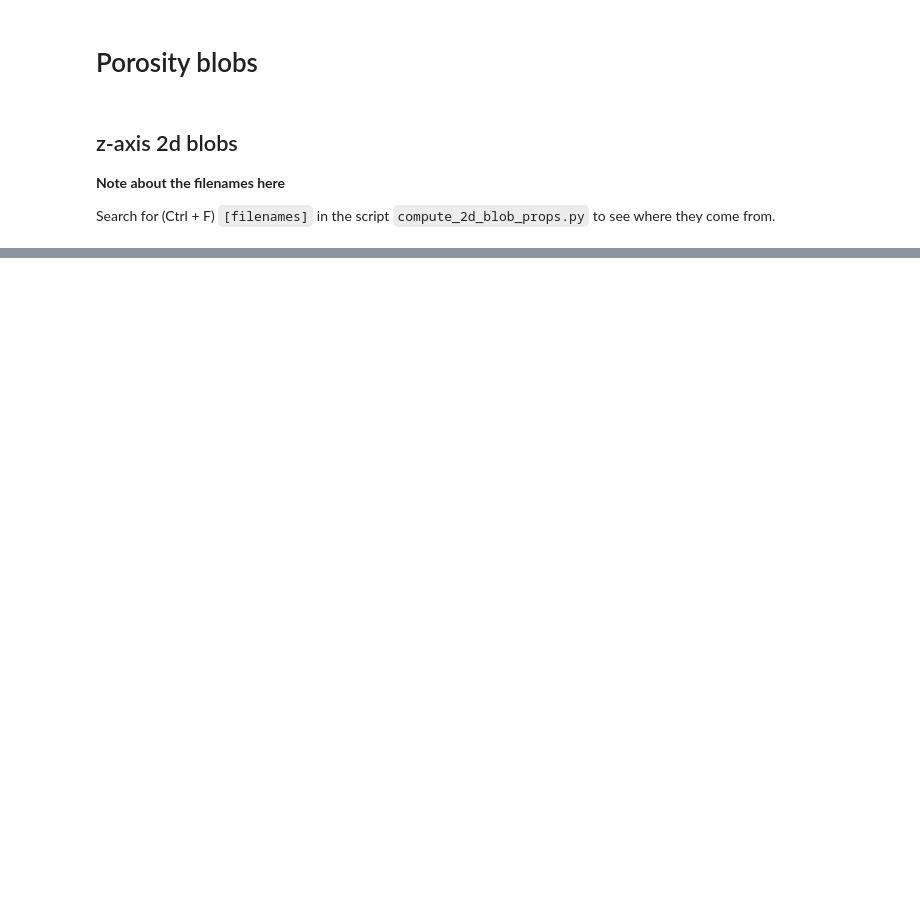
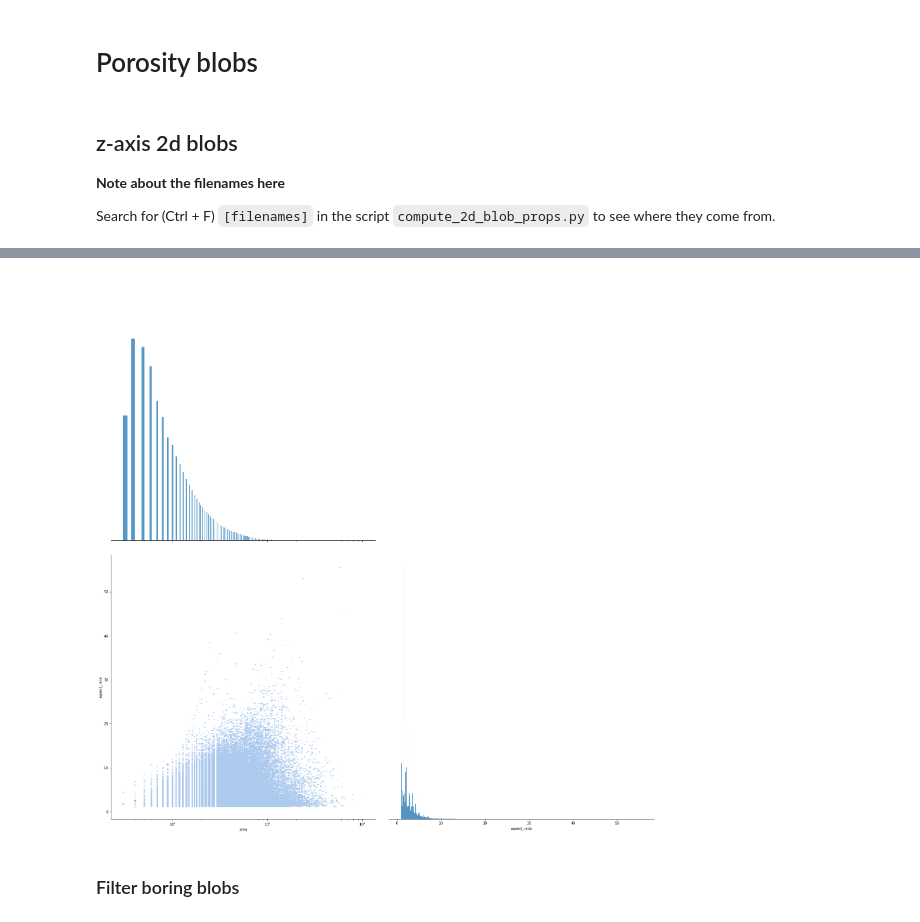
Before and after one commit to jpcbertoldo/tomo2seg, a Jupyter notebook: nbs/analyze-2d-blobs-search-anomalies.ipynb, the cells around one changed output, grey strips where cells are left out. Cells and saved outputs as stored; diff of their text form; code cells hidden in the pictures; blank space fills up the shorter version.

```diff
--- a/nbs/analyze-2d-blobs-search-anomalies.ipynb
+++ b/nbs/analyze-2d-blobs-search-anomalies.ipynb
@@ -95,9 +96,14 @@ blobs_path_prefix='/home/users/jcasagrande/projects/tomo2seg/data/PA66GF30.v1/PA
 
 Search for (Ctrl + F) `[filenames]` in the script `compute_2d_blob_props.py` to see where they come from.
 # %%
-filename = f"{blobs_path_prefix}.porosity.x-blobs.csv"
+filename = f"{blobs_path_prefix}.porosity.z-blobs.csv"
 logger.debug(f"{filename=}")
 
-blobsdf = pd.read_csv(filename)
+astype_map = {"area": int, "centroid-0": int, "centroid-1": int, "slice_idx": int}
+rename_map = {"Unnamed: 0": "index", "centroid-0": "centroid-x", "centroid-1": "centroid-y", "slice_idx": "z"}
+blobsdf = pd.read_csv(filename).astype(astype_map).rename(columns=rename_map).set_index("index")
+
 logger.debug(f"{blobsdf.shape}")
+
+blobsdf["aspect_ratio"] = blobsdf.major_axis_length / blobsdf.minor_axis_length
 # %% [output]
@@ -108,0 +155,16 @@ filename='/home/users/jcasagrande/projects/tomo2seg/data/PA66GF30.v1/PA66GF30.v1
+# %%
+%%time
+n = None
+df = blobsdf.iloc[:n] if n is not None else blobsdf
+
+pairgrid = sns.pairplot(
+    df.replace([np.inf, -np.inf], np.nan).dropna(),
+    vars=["area", "aspect_ratio"],
+    diag_kind="hist",
+    diag_kws=dict(log_scale=False),
+    kind="hist",
+    plot_kws=dict(log_scale=(True, False), palette="inferno"),
+    corner=True,
+)
+pairgrid.fig.set_size_inches(*(sz := 25, sz))
+# %% [output]
@@ -108,0 +173,3 @@ filename='/home/users/jcasagrande/projects/tomo2seg/data/PA66GF30.v1/PA66GF30.v1
+[figure, added]
+# %% [markdown]
+### Filter boring blobs
```
Also changed, not shown: parts of 14 cells of this notebook, 3 other files.
